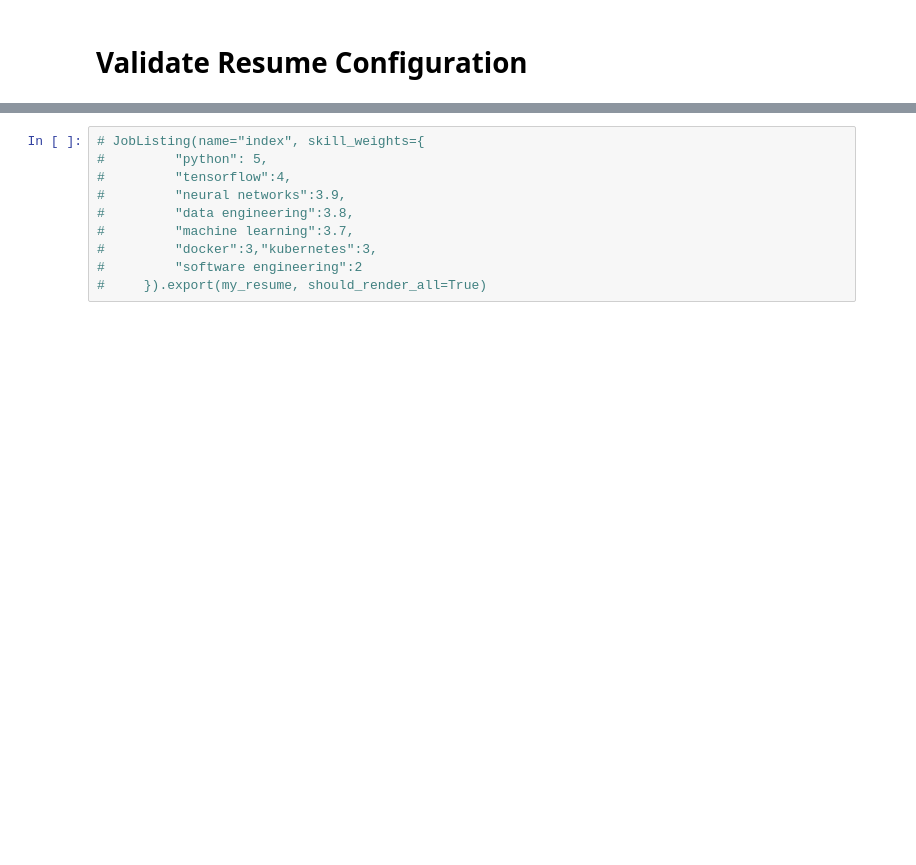
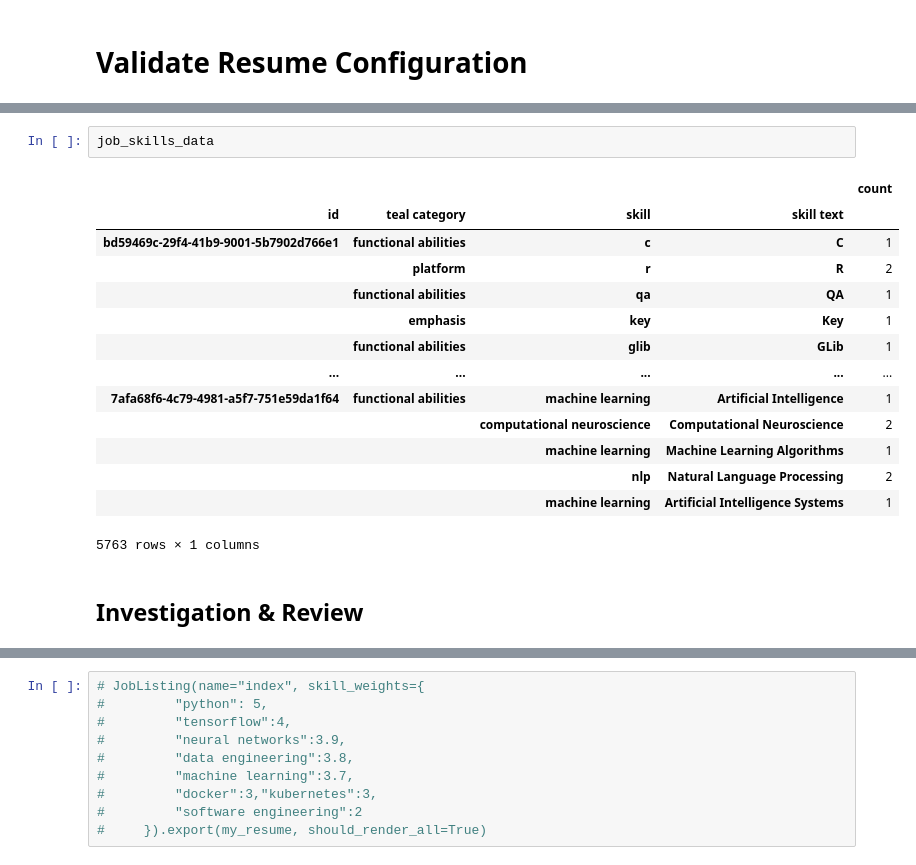
Before and after one commit to FractalMachinist/FractalMachinist.github.io, a Jupyter notebook: Resume.ipynb, the cells around one changed output, grey strips where cells are left out. Saved outputs shown, nothing was run; the diff lists cells and outputs as text; blank space fills up the shorter version.

```diff
--- a/Resume.ipynb
+++ b/Resume.ipynb
@@ -236,0 +247,19 @@ job_skill_weights
+# %%
+job_skills_data
+# %% [output]
+|  |  |  |  | count |
+| id | teal category | skill | skill text |  |
+| bd59469c-29f4-41b9-9001-5b7902d766e1 | functional abilities | c | C | 1 |
+|  | platform | r | R | 2 |
+|  | functional abilities | qa | QA | 1 |
+|  | emphasis | key | Key | 1 |
+|  | functional abilities | glib | GLib | 1 |
+| ... | ... | ... | ... | ... |
+| 7afa68f6-4c79-4981-a5f7-751e59da1f64 | functional abilities | machine learning | Artificial Intelligence | 1 |
+|  |  | computational neuroscience | Computational Neuroscience | 2 |
+|  |  | machine learning | Machine Learning Algorithms | 1 |
+|  |  | nlp | Natural Language Processing | 2 |
+|  |  | machine learning | Artificial Intelligence Systems | 1 |
+5763 rows × 1 columns
+# %% [markdown]
+## Investigation & Review
```
Also changed, not shown: parts of 22 cells of this notebook, 15 other files.
